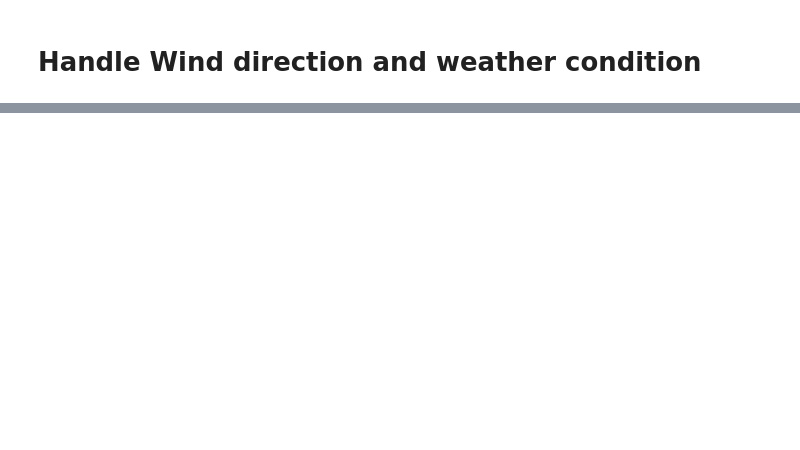
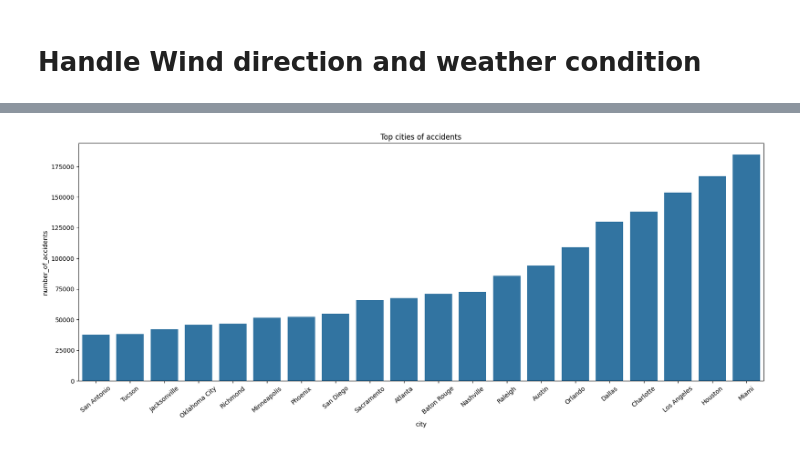
Before and after one commit to yungen-lu/ai_course_project, a Jupyter notebook: us-accident-ai-class.ipynb, the cells around one changed output, grey strips where cells are left out. Saved outputs shown, nothing was run; the diff lists cells and outputs as text; code cells hidden in the pictures; blank space fills up the shorter version.

```diff
--- a/us-accident-ai-class.ipynb
+++ b/us-accident-ai-class.ipynb
@@ -276,0 +316,11 @@ ori_data = pd.read_csv('./data/v2.csv')
+# %%
+top_cities=ori_data["City"].value_counts().sort_values()[-20:].reset_index()
+top_cities.columns=["city","number_of_accidents"]
+
+plt.figure(figsize=(20,7))
+sns.barplot(x="city",y="number_of_accidents",data=top_cities)
+plt.title("Top cities of accidents")
+plt.xticks(rotation=40)
+plt.show()
+# %% [output]
+[figure, added]
```
Also changed, not shown: parts of 27 cells of this notebook.
